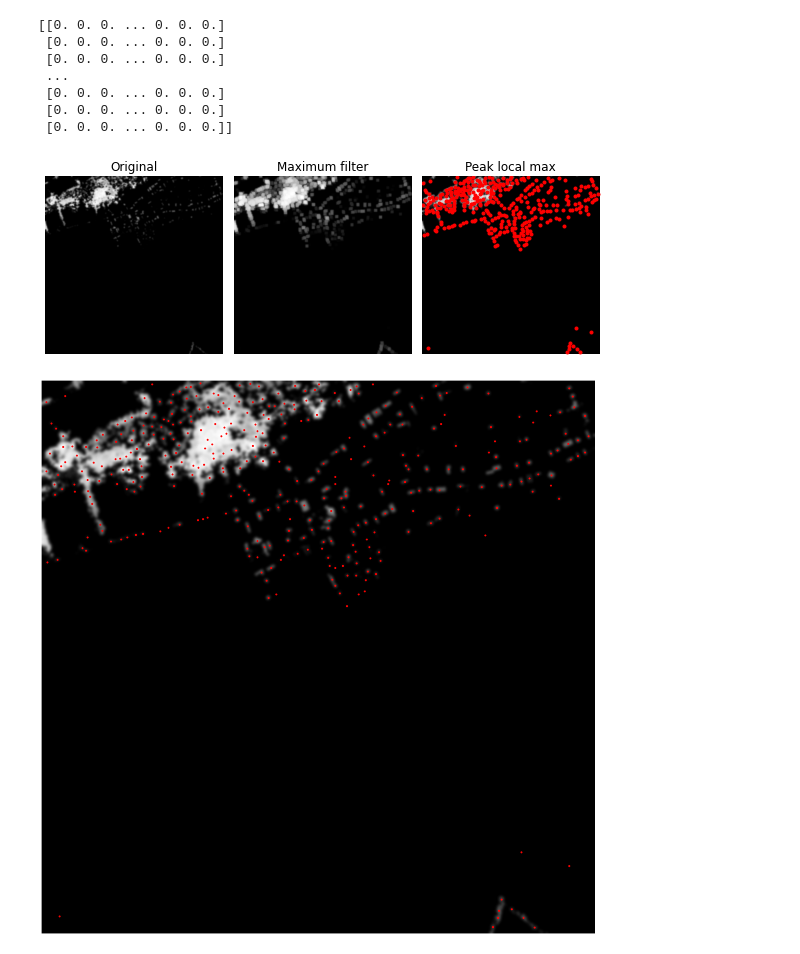
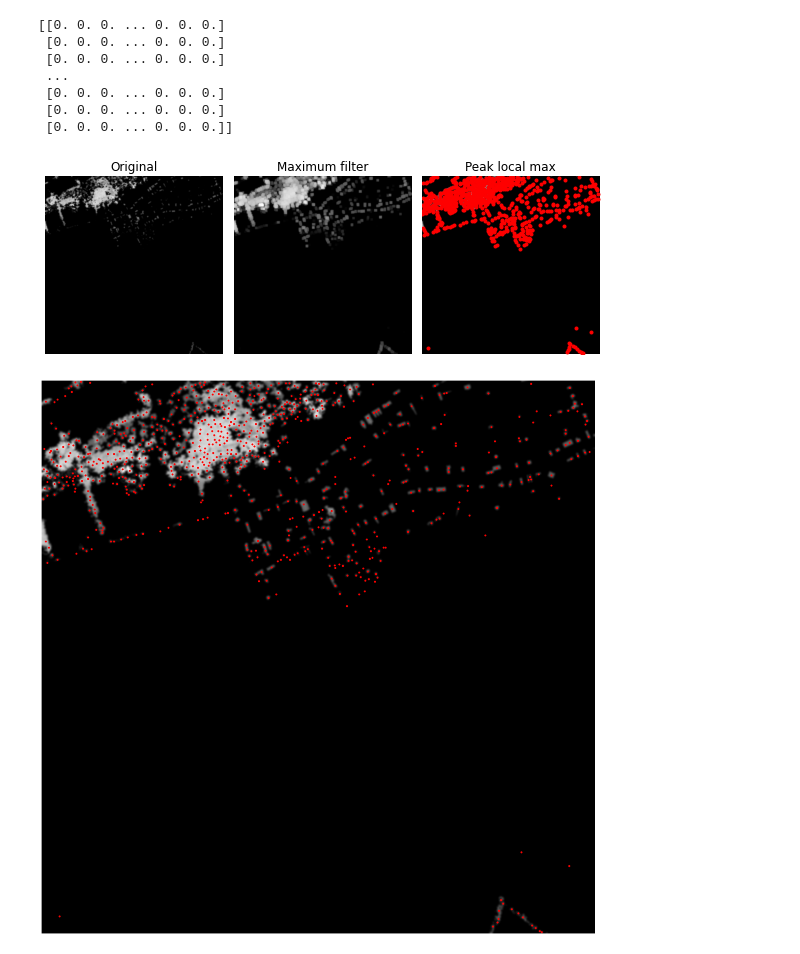
Before and after one commit to JanFfm/lidar-vegetation-data, a Jupyter notebook: tree_clustering.ipynb, the cells around one changed output. Saved outputs shown, nothing was run; the diff lists cells and outputs as text; code cells hidden in the pictures.

```diff
--- a/tree_clustering.ipynb
+++ b/tree_clustering.ipynb
@@ -38,7 +38,7 @@ print(im)
 plt.imshow(im)
 plt.show()
 ##gaussischer filter:
-im = gaussian_filter(im, sigma=5)
+im = gaussian_filter(im, sigma=3)
 
 #setze größe der geplotteten bilder:
 plt.rcParams['figure.figsize'] = [20, 20]
@@ -65,7 +65,7 @@ plt.show()
 # %%
 #wenn hier die maxima im einfarbigen bereich auftauchen, ist der threshold oben zu niedrig
 #hier kann über den min-distance-wert skaliert werden:
-min_distance = 10
+min_distance = 4
 
 print(im)
 image_max = ndi.maximum_filter(im, size=20, mode='constant')
@@ -81,32 +81,32 @@ fig, axes = plt.subplots(1, 3, figsize=(8, 3), sharex=True, sharey=True)
 ax = axes.ravel()
 ax[0].imshow(im, cmap=plt.cm.gray)
 ax[0].axis('off')
 ax[0].set_title('Original')
 
 ax[1].imshow(image_max, cmap=plt.cm.gray)
 ax[1].axis('off')
 ax[1].set_title('Maximum filter')
 
 ax[2].imshow(im, cmap=plt.cm.gray)
 ax[2].plot(coordinates[:, 1], coordinates[:, 0], 'r.')
 ax[2].axis('off')
 ax[2].set_title('Peak local max')
 
 fig.tight_layout()
 
 plt.show()
 
 plt.imshow(im, cmap=plt.cm.gray)
 plt.plot(coordinates[:, 1], coordinates[:, 0], 'r.')
 plt.axis('off')
 plt.show()
 # %% [output]
 [[0. 0. 0. ... 0. 0. 0.]
  [0. 0. 0. ... 0. 0. 0.]
  [0. 0. 0. ... 0. 0. 0.]
  ...
  [0. 0. 0. ... 0. 0. 0.]
  [0. 0. 0. ... 0. 0. 0.]
  [0. 0. 0. ... 0. 0. 0.]]
-[figure, old version]
+[figure, new version]
-[figure, old version]
+[figure, new version]
```
Also changed, not shown: parts of 1 cell of this notebook.
